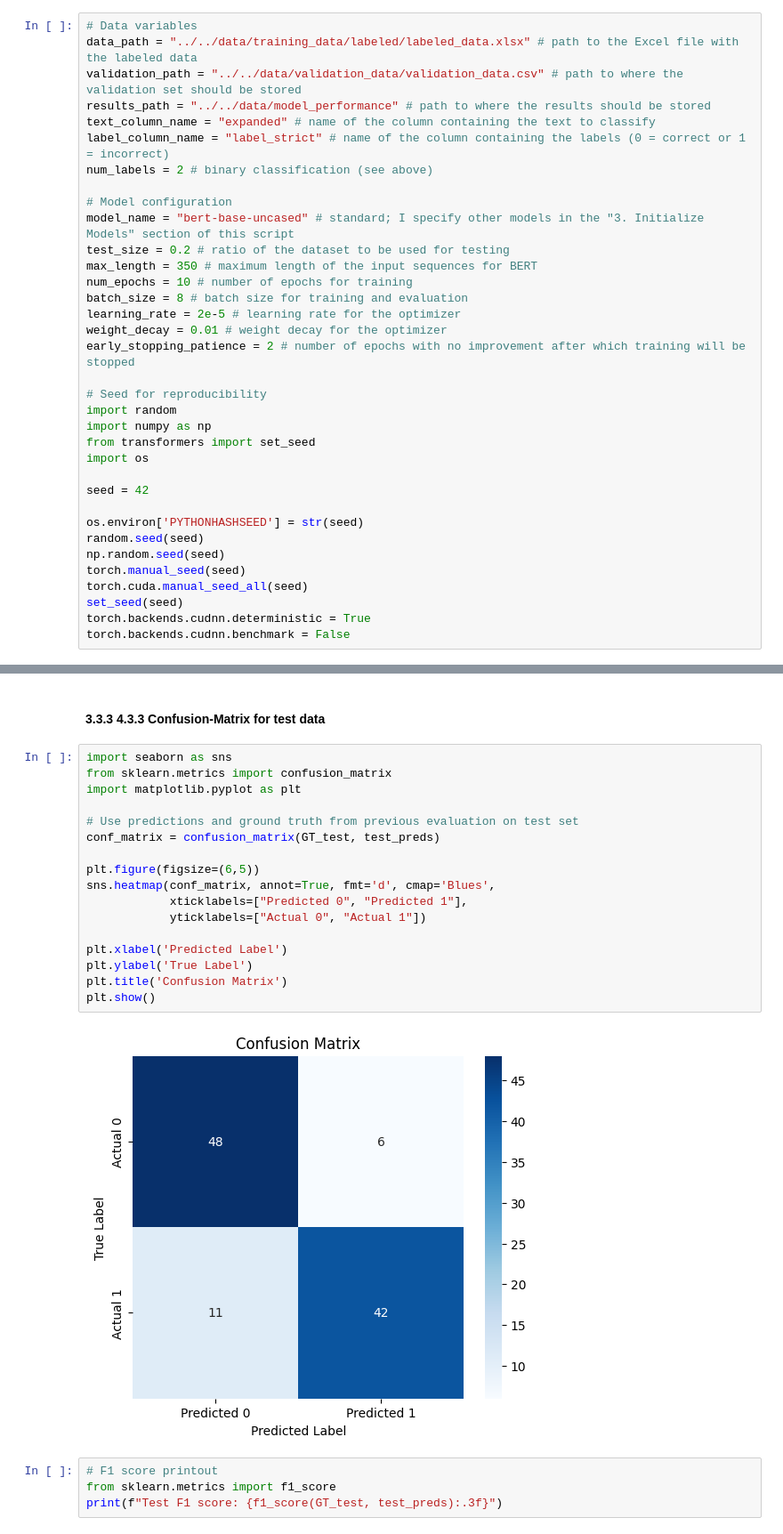
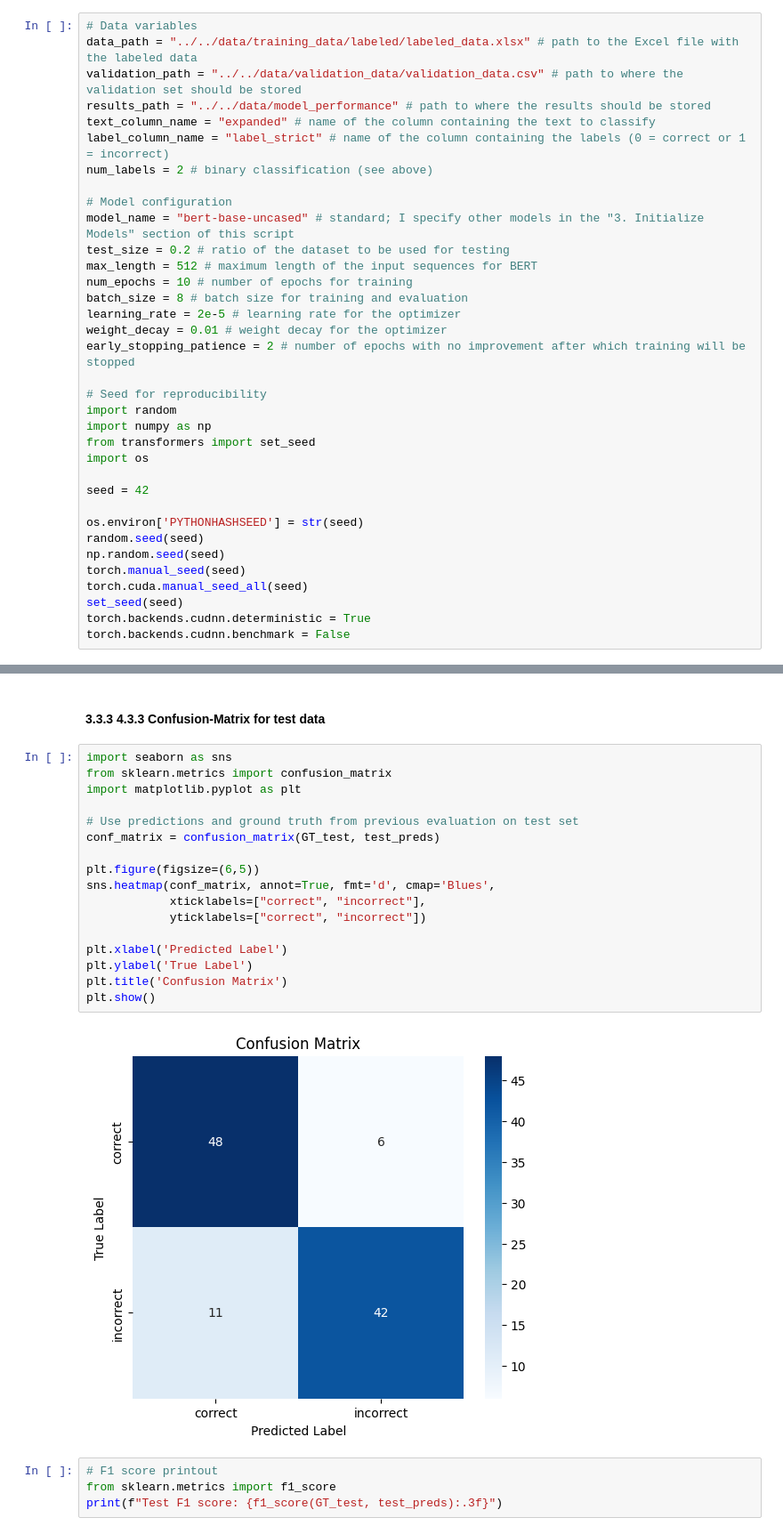
Before and after one commit to Raphael-Merz/nonsig-master-thesis, a Jupyter notebook: notebooks/python/BERT training with Early Stopping.ipynb, the cells around one changed output, grey strips where cells are left out. Shown at 89% size. Drawn from its saved outputs; the diff is of its cells as text.

```diff
--- a/notebooks/python/BERT training with Early Stopping.ipynb
+++ b/notebooks/python/BERT training with Early Stopping.ipynb
@@ -106,7 +106,7 @@ num_labels = 2 # binary classification (see above)
 # Model configuration
 model_name = "bert-base-uncased" # standard; I specify other models in the "3. Initialize Models" section of this script
 test_size = 0.2 # ratio of the dataset to be used for testing
-max_length = 350 # maximum length of the input sequences for BERT
+max_length = 512 # maximum length of the input sequences for BERT
 num_epochs = 10 # number of epochs for training
 batch_size = 8 # batch size for training and evaluation
 learning_rate = 2e-5 # learning rate for the optimizer
@@ -395,22 +393,22 @@ weighted avg       0.84      0.84      0.84       107
 # %%
 import seaborn as sns
 from sklearn.metrics import confusion_matrix
 import matplotlib.pyplot as plt
 
 # Use predictions and ground truth from previous evaluation on test set
 conf_matrix = confusion_matrix(GT_test, test_preds)
 
 plt.figure(figsize=(6,5))
 sns.heatmap(conf_matrix, annot=True, fmt='d', cmap='Blues',
-            xticklabels=["Predicted 0", "Predicted 1"],
-            yticklabels=["Actual 0", "Actual 1"])
+            xticklabels=["correct", "incorrect"],
+            yticklabels=["correct", "incorrect"])
 
 plt.xlabel('Predicted Label')
 plt.ylabel('True Label')
 plt.title('Confusion Matrix')
 plt.show()
 # %% [output]
-[figure, old version]
+[figure, new version]
 # %%
 # F1 score printout
 from sklearn.metrics import f1_score
```
Also changed, not shown: parts of 3 cells of this notebook.
